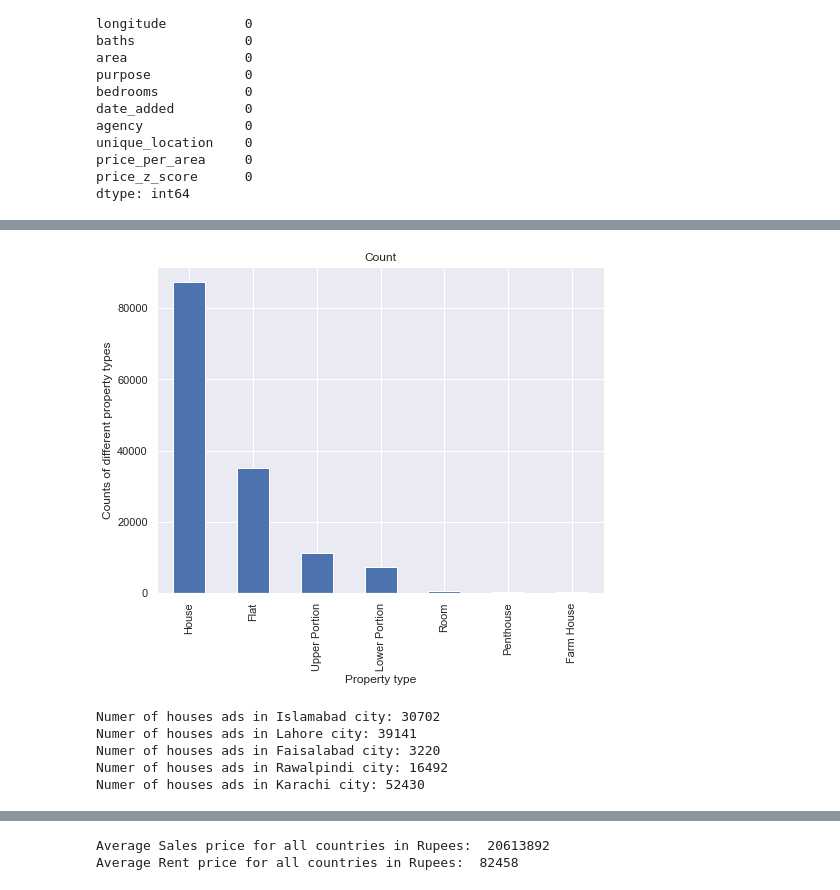
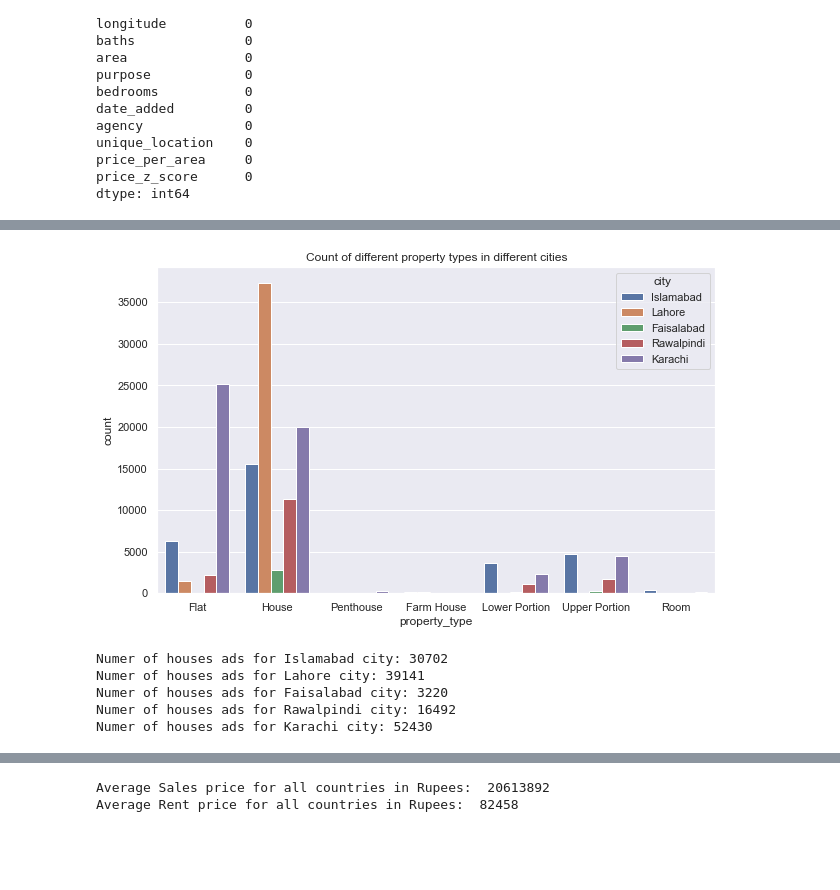
Before and after one commit to Faraz126/Zameen-Data-exploratory-Analysis, a Jupyter notebook: Hareem_EDA.ipynb, the cells around one changed output, grey strips where cells are left out. Drawn from its saved outputs; the diff is of its cells as text; code cells hidden in the pictures; blank space fills up the shorter version.

```diff
--- a/Hareem_EDA.ipynb
+++ b/Hareem_EDA.ipynb
@@ -129,9 +129,14 @@ price_per_area     0
 price_z_score      0
 dtype: int64
 # %%
-pp_data.bedrooms.value_counts().plot(kind='bar',figsize=(8,6))
-plt.xlabel('Number of bedrooms')
-plt.ylabel('Count')
-plt.title("Count of Bedrooms")
+sns.set(font_scale=1)
+# pp_data.bedrooms.value_counts().plot(kind='bar',figsize=(8,6))
+# plt.xlabel('Number of bedrooms')
+# plt.ylabel('Count')
+# plt.title("Count of Bedrooms")
+# plt.show()
+
+fig, ax = plt.subplots(figsize=(10,6))
+sns.countplot(x="bedrooms", data=pp_data).set_title('Count of Bedrooms')
 plt.show()
 # %% [output]
@@ -148,18 +144,22 @@ plt.show()
 # %%
-pp_data.property_type.value_counts().plot(kind='bar',figsize=(8,6))
-plt.xlabel('Property type')
-plt.ylabel('Counts of different property types')
-plt.title("Count")
+# pp_data.property_type.value_counts().plot(kind='bar',figsize=(8,6))
+# plt.xlabel('Property type')
+# plt.ylabel('Counts of different property types')
+# plt.title("Count")
+# plt.show()
+
+fig, ax = plt.subplots(figsize=(10,6))
+sns.countplot(x='property_type',data=pp_data,ax=ax,hue='city').set_title('Count of different property types in different cities')
 plt.show()
 # %% [output]
-[figure, old version]
+[figure, new version]
 # %%
 cities = pp_data.city.unique().tolist()
 for i in cities:
-    print("Numer of houses ads in " + i+ " city:",len(pp_data[pp_data['city']==i].index))
+    print("Numer of houses ads for " + i+ " city:",len(pp_data[pp_data['city']==i].index))
 # %% [output]
-Numer of houses ads in Islamabad city: 30702
-Numer of houses ads in Lahore city: 39141
-Numer of houses ads in Faisalabad city: 3220
-Numer of houses ads in Rawalpindi city: 16492
-Numer of houses ads in Karachi city: 52430
+Numer of houses ads for Islamabad city: 30702
+Numer of houses ads for Lahore city: 39141
+Numer of houses ads for Faisalabad city: 3220
+Numer of houses ads for Rawalpindi city: 16492
+Numer of houses ads for Karachi city: 52430
```
Also changed, not shown: parts of 11 cells of this notebook.
